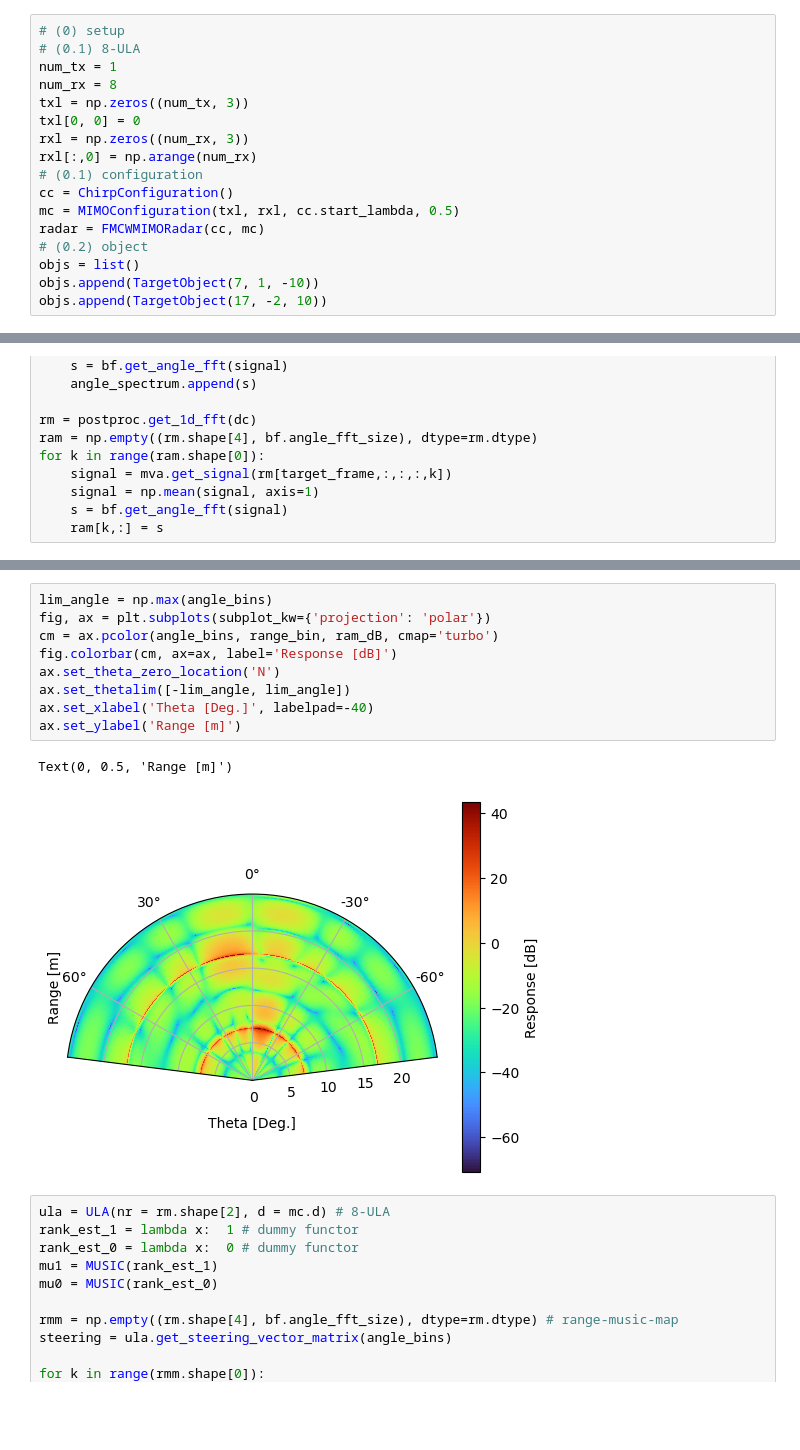
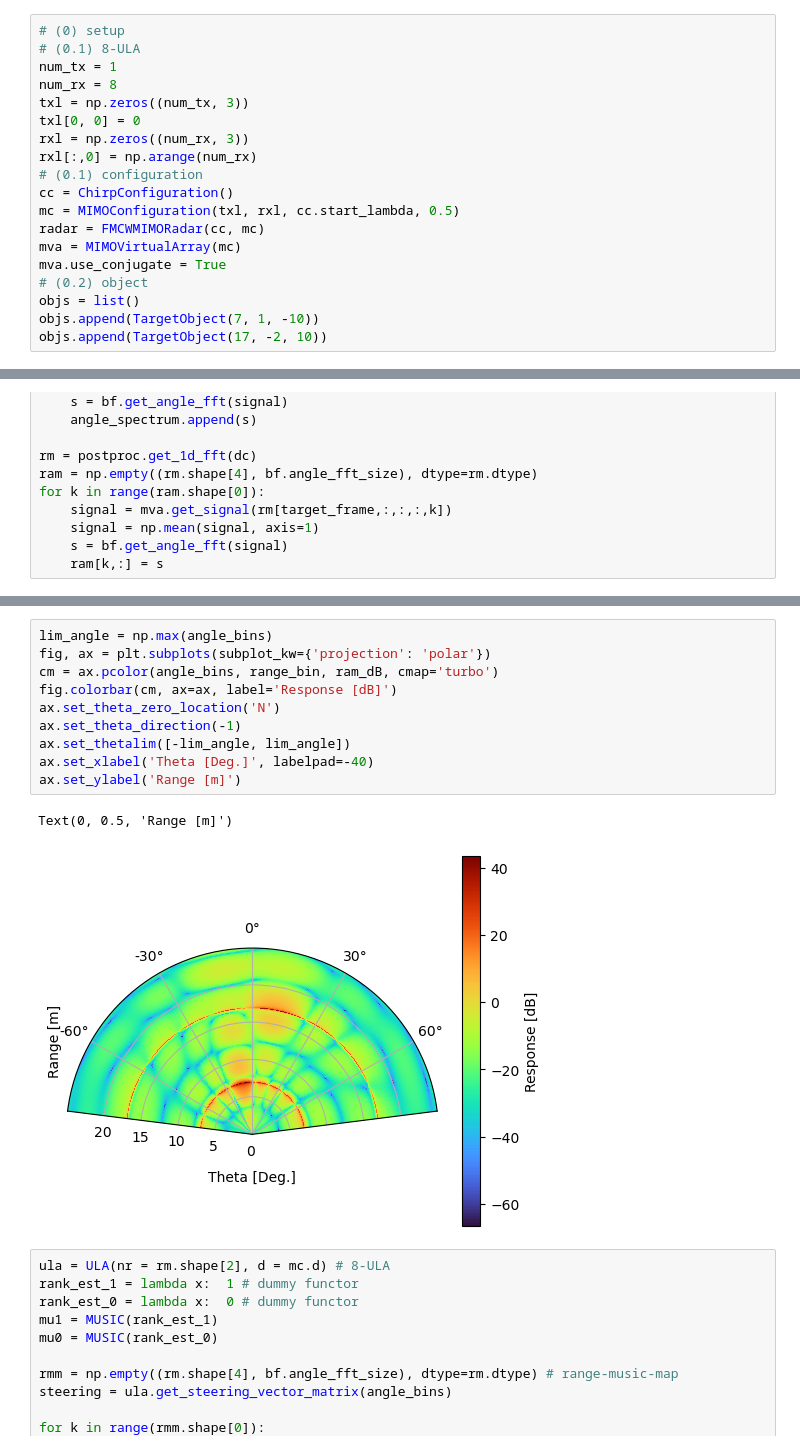
Before and after one commit to eshibusawa/4DRadar-Simulation, a Jupyter notebook: Python/02_8ula_single_object.ipynb, the cells around one changed output, grey strips where cells are left out. Drawn from its saved outputs; the diff is of its cells as text; blank space fills up the shorter version.

Commit message:
* fix positive angle direction

```diff
--- a/Python/02_8ula_single_object.ipynb
+++ b/Python/02_8ula_single_object.ipynb
@@ -24,6 +24,8 @@ rxl[:,0] = np.arange(num_rx)
 cc = ChirpConfiguration()
 mc = MIMOConfiguration(txl, rxl, cc.start_lambda, 0.5)
 radar = FMCWMIMORadar(cc, mc)
+mva = MIMOVirtualArray(mc)
+mva.use_conjugate = True
 # (0.2) object
 objs = list()
 objs.append(TargetObject(7, 1, -10))
@@ -105,15 +105,16 @@ Text(0, 0.5, 'Range [m]')
 # %%
 lim_angle = np.max(angle_bins)
 fig, ax = plt.subplots(subplot_kw={'projection': 'polar'})
 cm = ax.pcolor(angle_bins, range_bin, ram_dB, cmap='turbo')
 fig.colorbar(cm, ax=ax, label='Response [dB]')
 ax.set_theta_zero_location('N')
+ax.set_theta_direction(-1)
 ax.set_thetalim([-lim_angle, lim_angle])
 ax.set_xlabel('Theta [Deg.]', labelpad=-40)
 ax.set_ylabel('Range [m]')
 # %% [output]
 Text(0, 0.5, 'Range [m]')
-[figure, old version]
+[figure, new version]
 # %%
 ula = ULA(nr = rm.shape[2], d = mc.d) # 8-ULA
 rank_est_1 = lambda x:  1 # dummy functor
```
Also changed, not shown: parts of 7 cells of this notebook, 3 other files.
